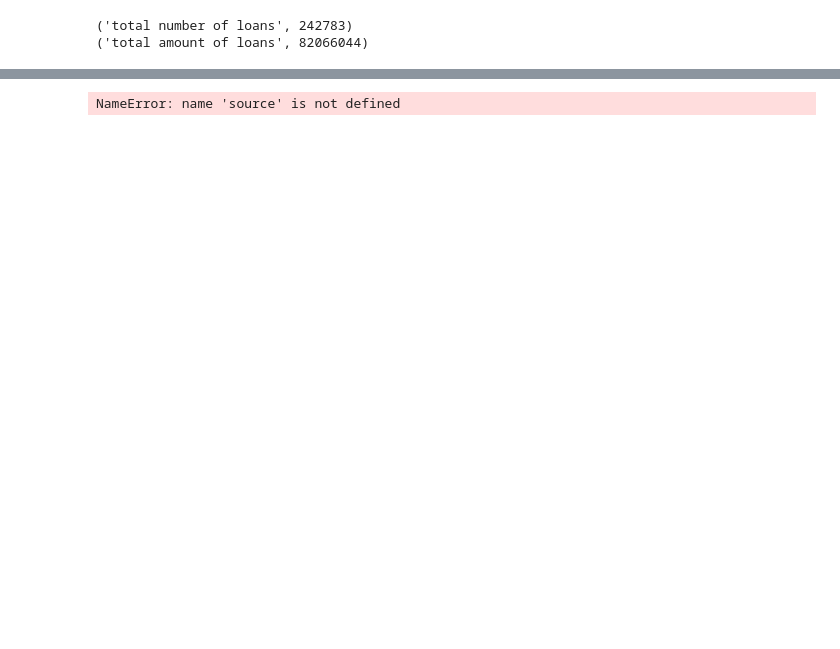
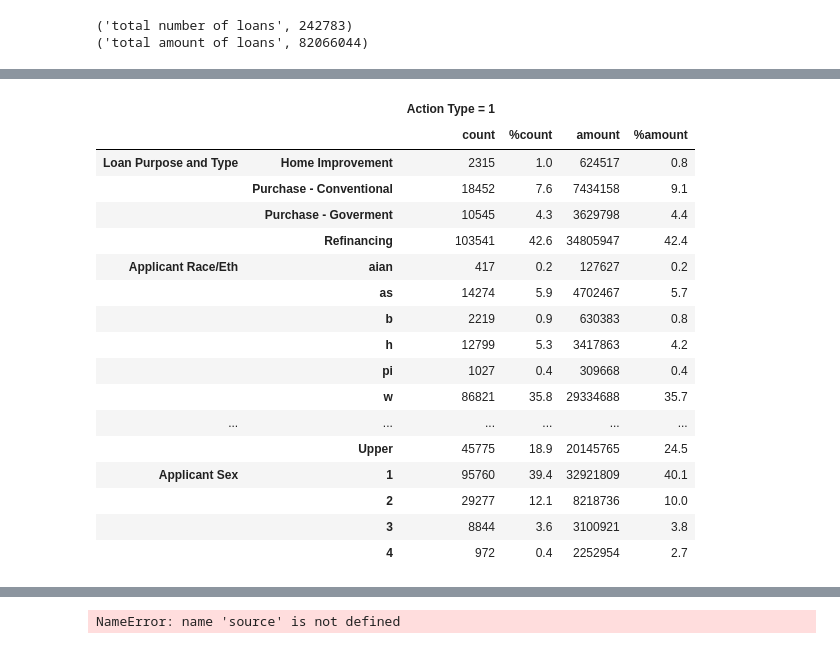
Before and after one commit to CivicKnowledge/San-Diego-Housing, a Jupyter notebook: gonzalo/report-g.ipynb, the cells around one changed output, grey strips where cells are left out. Cells and saved outputs as stored; diff of their text form; code cells hidden in the pictures; blank space fills up the shorter version.

```diff
--- a/gonzalo/report-g.ipynb
+++ b/gonzalo/report-g.ipynb
@@ -62,0 +128,73 @@ loanpt=loanpt[['count','%count','amount','%amount']]
+# %%
+####################
+# ACTION TYPE == 1
+####################
+df1 = df[df.action_type==1]
+
+### By Loan Purpose and Type
+
+df1['loan_purtype'] = '_'
+df1['loan_purtype'][(df1['loan_purpose'] == 1) & (df1['loan_type'] == 1)] = 'Purchase - Conventional'
+df1['loan_purtype'][(df1['loan_purpose'] == 1) & (df1['loan_type'] > 1)] = 'Purchase - Goverment'
+df1['loan_purtype'][df1['loan_purpose'] == 2] = 'Home Improvement'
+df1['loan_purtype'][df1['loan_purpose'] == 3] = 'Refinancing'
+
+loanpt = df1.groupby(['loan_purtype'])
+loanpt = loanpt['loan_amount'].agg(
+                            {'count': np.size,
+                             'amount': np.sum})
+loanpt['%count'] = np.round(100*loanpt['count']/totalcount,1)
+loanpt['%amount'] = np.round(100*loanpt['amount']/totalamount,1)
+loanpt=loanpt[['count','%count','amount','%amount']]
+
+### By Applicant Race/Ethnicity
+
+race_eth  = df1.groupby(['race_eth'])
+race_eth  = race_eth ['loan_amount'].agg(
+                            {'count': np.size,
+                             'amount': np.sum})
+
+race_eth ['%count'] = np.round(100*race_eth['count']/totalcount,1)
+race_eth ['%amount'] = np.round(100*race_eth['amount']/totalamount,1)
+race_eth = race_eth [['count','%count','amount','%amount']]
+
+###By Applicant Income
+
+df1['applicant_income_percent_median'] = 100*df1.applicant_income/df1.applicant_income.median()
+df1['applicant_income_cat'] = 'Income Not Available'
+df1['applicant_income_cat'][df1['applicant_income_percent_median'] < 50] = 'Low'
+df1['applicant_income_cat'][(df1['applicant_income_percent_median'] >= 50) & (df1['applicant_income_percent_median'] < 80)] = 'Moderate'
+df1['applicant_income_cat'][(df1['applicant_income_percent_median'] >= 80) & (df1['applicant_income_percent_median'] < 120)] = 'Middle'
+df1['applicant_income_cat'][df1['applicant_income_percent_median'] >= 120] = 'Upper'
+
+income  = df1.groupby(['applicant_income_cat'])
+income   = income['loan_amount'].agg(
+                            {'count': np.size,
+                             'amount': np.sum})
+
+income ['%count'] = np.round(100*income['count']/totalcount,1)
+income ['%amount'] = np.round(100*income['amount']/totalamount,1)
+income = income [['count','%count','amount','%amount']]
+
+###By Applicant Sex
+
+sex  = df1.groupby(['applicant_sex'])
+sex   = sex['loan_amount'].agg(
+                            {'count': np.size,
+                             'amount': np.sum})
+
+sex ['%count'] = np.round(100*sex['count']/totalcount,1)
+sex ['%amount'] = np.round(100*sex['amount']/totalamount,1)
+sex = sex [['count','%count','amount','%amount']]
+
+### Smashing Tables Together
+
+frames = [loanpt, race_eth,income,sex]
+totalapp1 = pd.concat(frames, keys=['Loan Purpose and Type',
+                                   'Applicant Race/Eth',
+                                   'Applicant Income',
+                                   'Applicant Sex'])
+pieces = [totalapp1.ix[:, ["count","%count","amount","%amount",]]]
+totalapp1 = pd.concat(pieces, axis=1, keys=['Action Type = 1'])
+totalapp1
+# %% [output]
@@ -62,0 +204,18 @@ loanpt=loanpt[['count','%count','amount','%amount']]
+|  |  | Action Type = 1 |  |  |  |
+|  |  | count | %count | amount | %amount |
+| Loan Purpose and Type | Home Improvement | 2315 | 1.0 | 624517 | 0.8 |
+|  | Purchase - Conventional | 18452 | 7.6 | 7434158 | 9.1 |
+|  | Purchase - Goverment | 10545 | 4.3 | 3629798 | 4.4 |
+|  | Refinancing | 103541 | 42.6 | 34805947 | 42.4 |
+| Applicant Race/Eth | aian | 417 | 0.2 | 127627 | 0.2 |
+|  | as | 14274 | 5.9 | 4702467 | 5.7 |
+|  | b | 2219 | 0.9 | 630383 | 0.8 |
+|  | h | 12799 | 5.3 | 3417863 | 4.2 |
+|  | pi | 1027 | 0.4 | 309668 | 0.4 |
+|  | w | 86821 | 35.8 | 29334688 | 35.7 |
+| ... | ... | ... | ... | ... | ... |
+|  | Upper | 45775 | 18.9 | 20145765 | 24.5 |
+| Applicant Sex | 1 | 95760 | 39.4 | 32921809 | 40.1 |
+|  | 2 | 29277 | 12.1 | 8218736 | 10.0 |
+|  | 3 | 8844 | 3.6 | 3100921 | 3.8 |
+|  | 4 | 972 | 0.4 | 2252954 | 2.7 |
```
Also changed, not shown: parts of 20 cells of this notebook.
